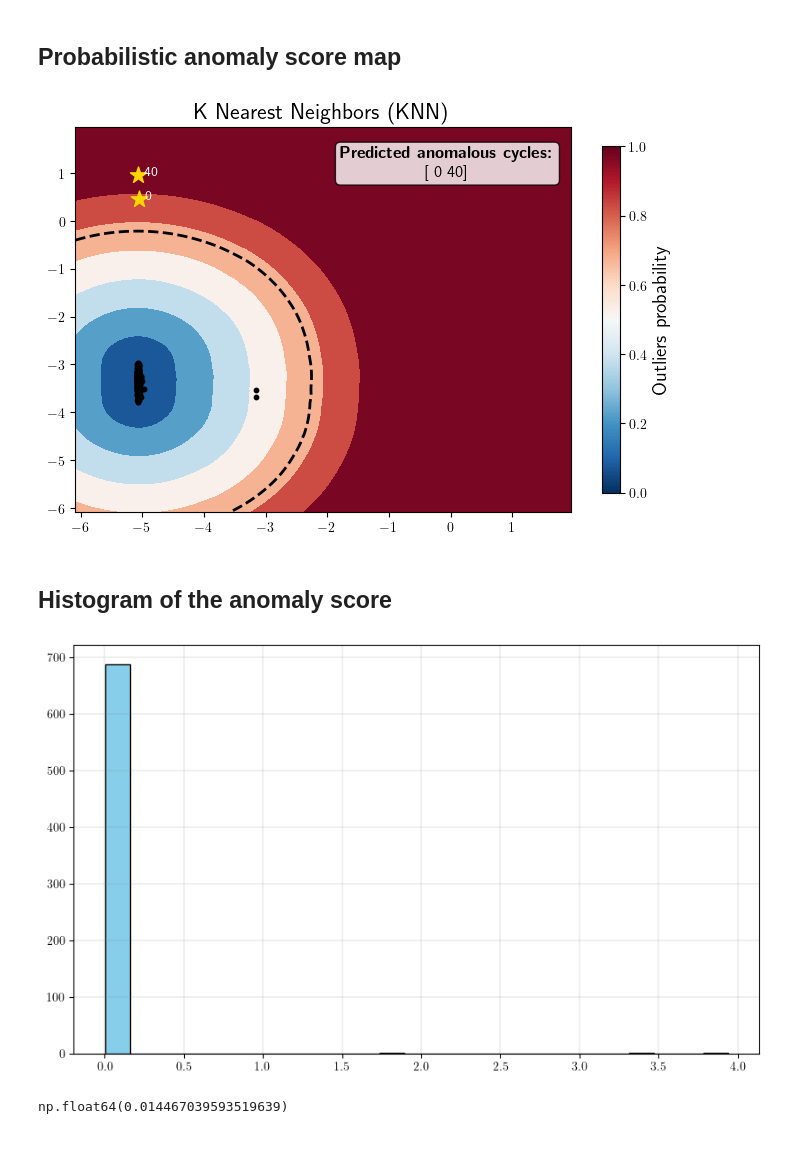
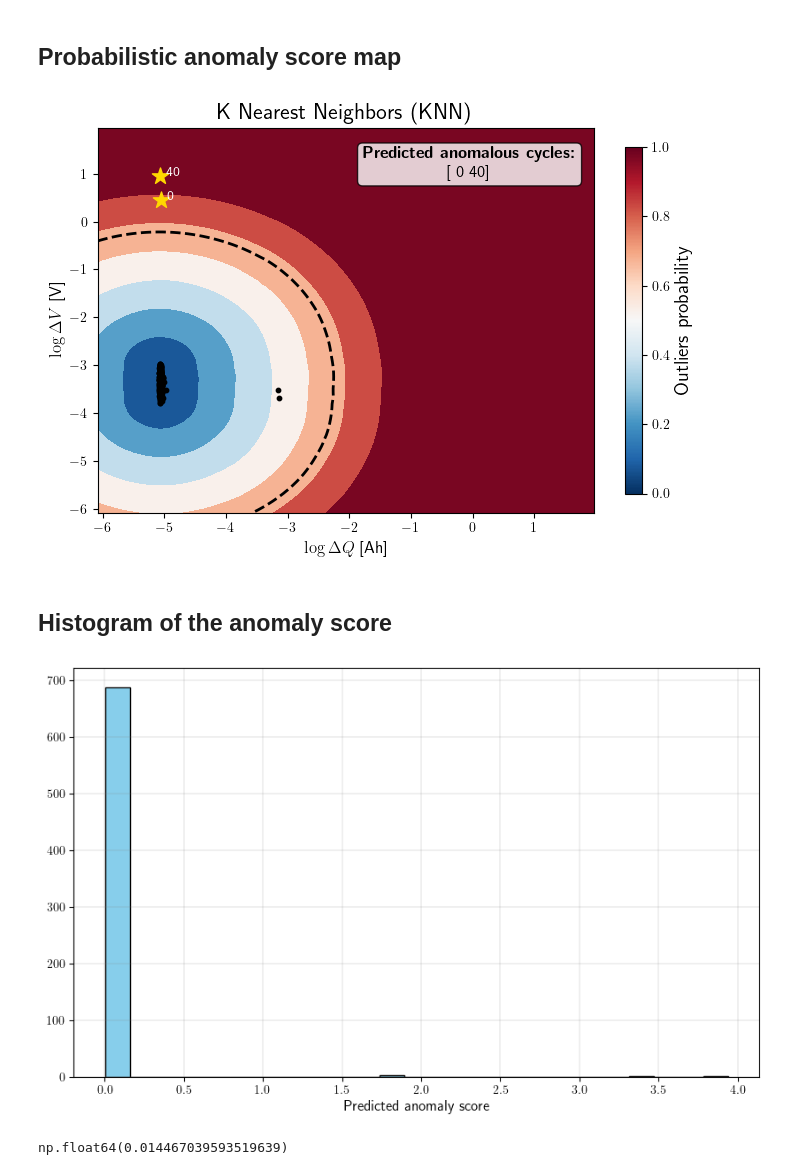
Before and after one commit to meichinpang/osbad, a Jupyter notebook: machine_learning/baseline_models/severson_data_source/ml_02_knn_baseline_severson.ipynb, the cells around one changed output. Saved outputs shown, nothing was run; the diff lists cells and outputs as text; code cells hidden in the pictures; blank space fills up the shorter version.

```diff
--- a/machine_learning/baseline_models/severson_data_source/ml_02_knn_baseline_severson.ipynb
+++ b/machine_learning/baseline_models/severson_data_source/ml_02_knn_baseline_severson.ipynb
@@ -15,9 +15,6 @@ import matplotlib as mpl
 import matplotlib.pyplot as plt
 import numpy as np
 import optuna
-from matplotlib import rcParams
-
-rcParams["text.usetex"] = True
 
 # Custom osbad library for anomaly detection
 import osbad.config as bconf
@@ -692,22 +700,40 @@ df_outliers_pred
 # %%
 axplot = runner.predict_anomaly_score_map(
     selected_model=model,
     model_name="K Nearest Neighbors (KNN)",
     xoutliers=df_outliers_pred["log_max_diff_dQ"],
     youtliers=df_outliers_pred["log_max_diff_dV"],
     pred_outliers_index=pred_outlier_indices,
     threshold=0.7
 )
 
+axplot.set_xlabel(
+    r"$\log\Delta Q$ [Ah]",
+    fontsize=12)
+axplot.set_ylabel(
+    r"$\log\Delta V$ [V]",
+    fontsize=12)
+
+output_fig_filename = (
+    "isolation_forest_"
+    + selected_cell_label
+    + ".png")
+
+fig_output_path = (
+    selected_cell_artifacts_dir
+    .joinpath(output_fig_filename))
+
+plt.savefig(
+    fig_output_path,
+    dpi=600,
+    bbox_inches="tight")
+
 plt.show()
 # %% [output]
-[figure, old version]
+[figure, new version]
 # %% [markdown]
 ## Histogram of the anomaly score
 # %%
-mpl.rcParams.update(mpl.rcParamsDefault)
-rcParams["text.usetex"] = True
-
 outlier_score = model.decision_function(Xdata)
 
 fig, ax = plt.subplots(figsize=(10,6))
@@ -718,6 +744,10 @@ ax.hist(
     edgecolor="black",
     bins=25)
 
+ax.set_xlabel(
+    "Predicted anomaly score",
+    fontsize=12)
+
 ax.grid(
     color="grey",
     linestyle="-",
@@ -726,7 +756,7 @@ ax.grid(
 
 plt.show()
 # %% [output]
-[figure, old version]
+[figure, new version]
 # %%
 # threshold without hyperparameter tuning
 model.threshold_
```
Also changed, not shown: parts of 11 cells of this notebook, 1 other file.
